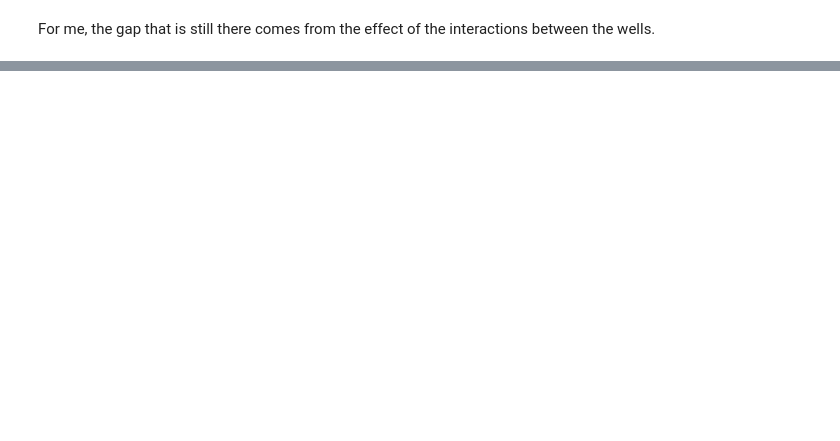
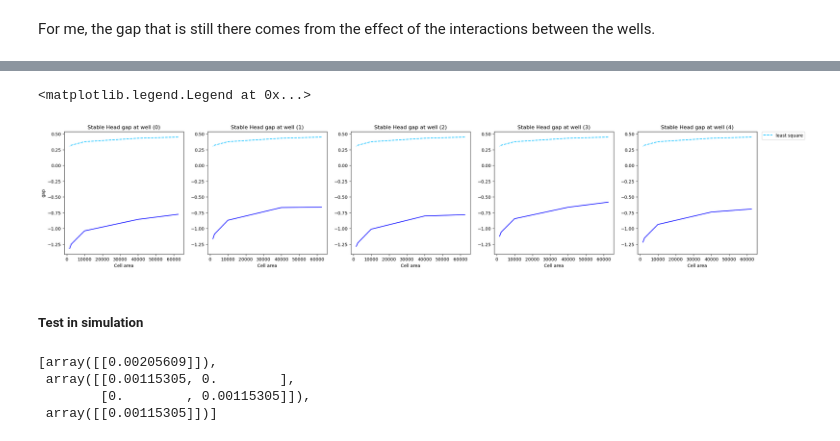
Before and after one commit to leonardchanfreau/RHG_GroundWater, a Jupyter notebook: test_averaging.ipynb, the cells around one changed output, grey strips where cells are left out. Saved outputs shown, nothing was run; the diff lists cells and outputs as text; code cells hidden in the pictures; blank space fills up the shorter version.

```diff
--- a/test_averaging.ipynb
+++ b/test_averaging.ipynb
@@ -406,0 +458,6 @@ c_u * data['q_rates'][0,-1]*2*data['q_rates'][0,-1]*2, c_u * data['q_rates'][1,-
+# %%
+sizes_list = np.tile(sizes, n_well)
+log_sizes_list = np.log(np.kron(sizes_list,np.ones((5,1))))
+gap = np.hstack([np.hstack([model_head_cs[ii][s][[np.nonzero(models[s].well_to_cell.T)[1]], [-1]].T for s in range(n_sizes)]) - head_hr[ii, [well_pos_hr[ii]], [-1]].T for ii in range(n_well)])
+res = least_squares(lambda x : -np.linalg.norm((x[:n_well,np.newaxis]*log_sizes_list + x[n_well:,np.newaxis] - gap)), x0 = np.zeros(2*n_well))
+C_A = res.x
@@ -406,0 +480,23 @@ c_u * data['q_rates'][0,-1]*2*data['q_rates'][0,-1]*2, c_u * data['q_rates'][1,-
+# %%
+sizes = np.array([(1000*1000)/(4*4), (1000*1000)/(5*5), (1000*1000)/(10*10), (1000*1000)/(20*20), (1000*1000)/(25*25)])
+well_pos_hr = [49*49, 80*70, 35*60, 50*45, 45*62]
+fig_h = plt.figure(figsize=(25+3,5))
+ax_h = None
+for ii in range(n_well):
+    ax_h = fig_h.add_subplot(1, 5, ii+1, sharey=ax_h)
+    ttl = f"Stable Head gap at well ({ii})"
+    ax_h.set_title(ttl)
+    ax_h.set_xlabel("Cell area")
+    if ii == 0:
+        ax_h.set_ylabel("gap")
+    ax_h.plot(sizes, [model_head_cs[ii][s][np.nonzero(models[s].well_to_cell.T)[1][ii], -1] - head_hr[ii, well_pos_hr[ii], -1] for s in range(n_sizes)], color="blue")
+    ax_h.plot(sizes, -(C_A[:n_well,np.newaxis]*np.log(sizes) + C_A[n_well:,np.newaxis])[ii], color="deepskyblue", linestyle="--", label="least square")
+    # for s in range(n_sizes):
+    #     well_pos = np.nonzero(models[s].well_to_cell.T)[1]
+    #     ax_h.plot(model_head_cs[ii][s][well_pos[ii], :] - head_hr[ii, well_pos_hr[ii], :], color=plt.get_cmap('Blues')((15+s)/(n_sizes+17)), label=f"u={int(s)}")
+ax_h.legend(bbox_to_anchor=(1.04, 1), loc="upper left", borderaxespad=0)
+# %% [output]
+<matplotlib.legend.Legend at 0x...>
+[figure, added]
+# %% [markdown]
+##### Test in simulation
@@ -406,0 +515,7 @@ c_u * data['q_rates'][0,-1]*2*data['q_rates'][0,-1]*2, c_u * data['q_rates'][1,-
+# %%
+R_v
+# %% [output]
+[array([[0.00205609]]),
+ array([[0.00115305, 0.        ],
+        [0.        , 0.00115305]]),
+ array([[0.00115305]])]
```
Also changed, not shown: parts of 62 cells of this notebook, 6 other files.
